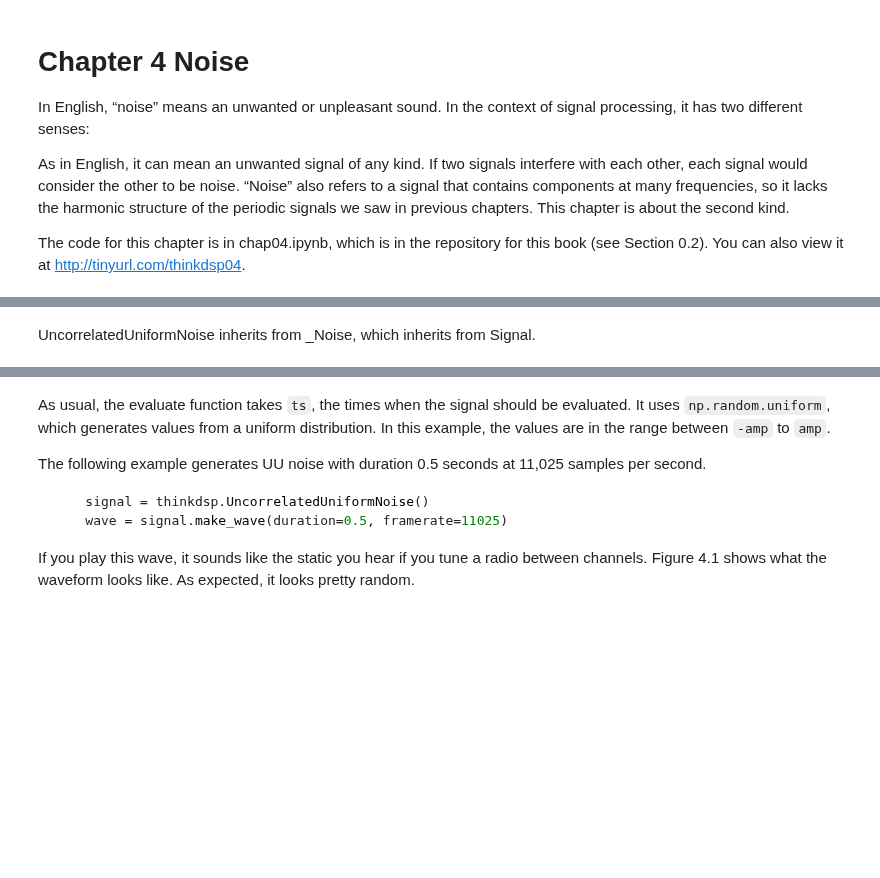
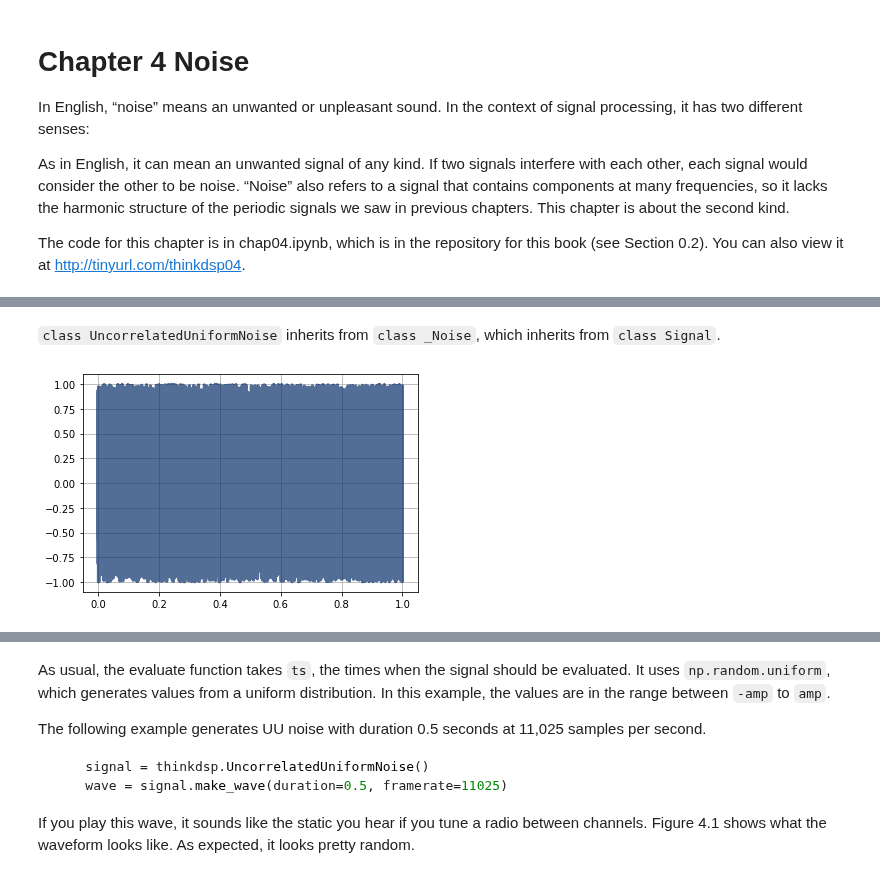
Before and after one commit to renyuanL/_ryDsp2020, a Jupyter notebook: code/ch04.ipynb, the cells around one changed output, grey strips where cells are left out. Saved outputs shown, nothing was run; the diff lists cells and outputs as text; code cells hidden in the pictures; blank space fills up the shorter version.

````diff
--- a/code/ch04.ipynb
+++ b/code/ch04.ipynb
@@ -82,5 +82,13 @@ class Signal:
 
 ```
 # %% [markdown]
-UncorrelatedUniformNoise inherits from _Noise,
-which inherits from Signal.
+`class UncorrelatedUniformNoise`
+inherits from `class _Noise`,
+which inherits from `class Signal`.
+# %%
+import thinkdsp as td
+x= td.UncorrelatedUniformNoise()
+w= x.make_wave()
+w.plot()
+# %% [output]
+[figure, added]
````
Also changed, not shown: parts of 20 cells of this notebook, 2 other files.
